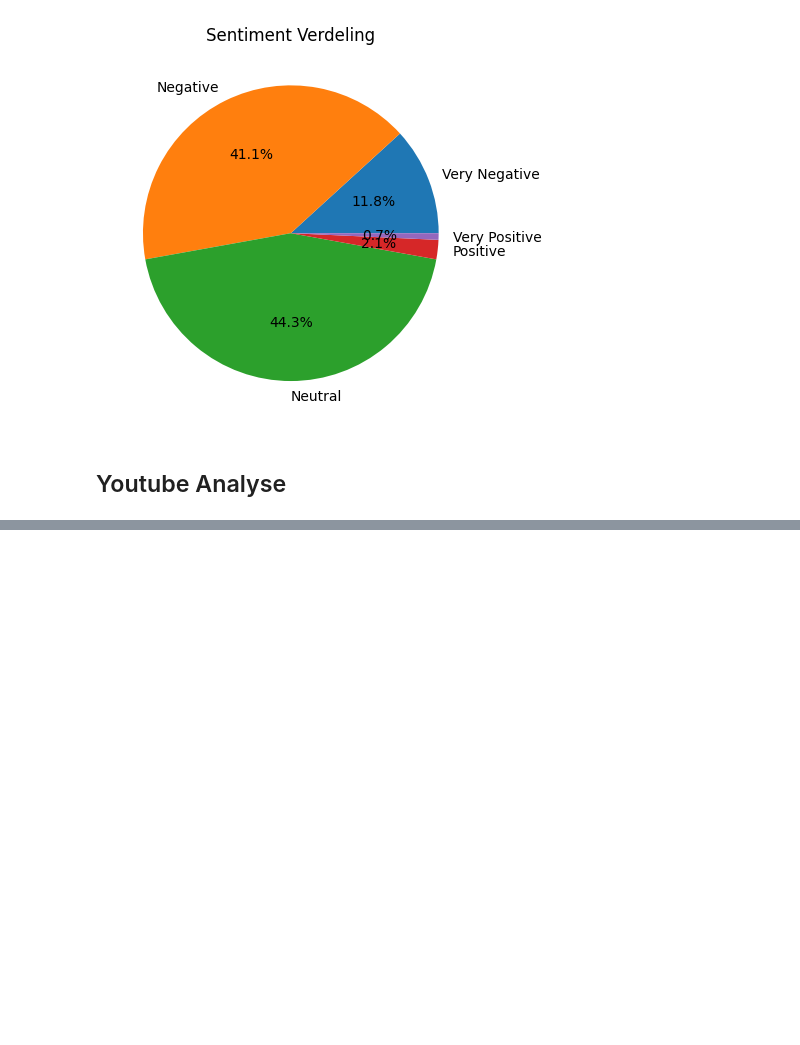
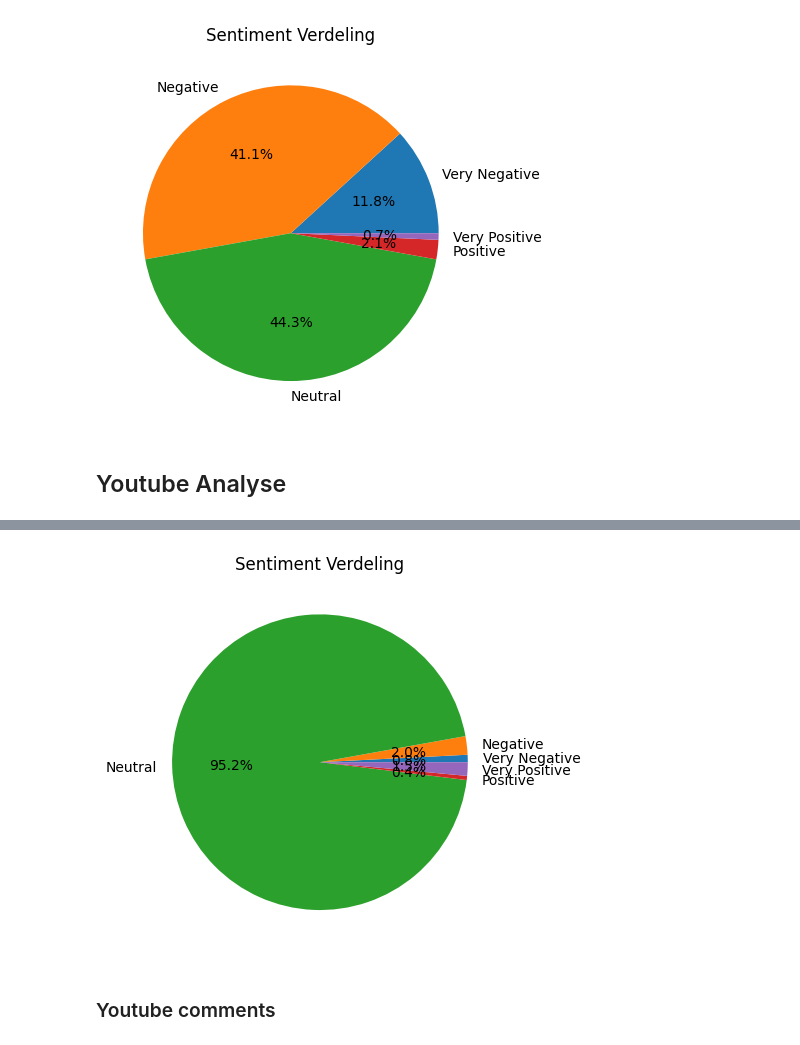
Before and after one commit to ManzerX/radical, a Jupyter notebook: analyse_fase-kenmerken_onderzoek/Sentiment/sentiment-analyse.ipynb, the cells around one changed output, grey strips where cells are left out. Drawn from its saved outputs; the diff is of its cells as text; code cells hidden in the pictures; blank space fills up the shorter version.

```diff
--- a/analyse_fase-kenmerken_onderzoek/Sentiment/sentiment-analyse.ipynb
+++ b/analyse_fase-kenmerken_onderzoek/Sentiment/sentiment-analyse.ipynb
@@ -86,0 +104,13 @@ Name: count, dtype: int64
+# %%
+order = ["Very Negative", "Negative", "Neutral", "Positive", "Very Positive"]
+
+sentiment_counts = df2["sentiment"].value_counts().reindex(order)
+
+plt.figure()
+plt.pie(sentiment_counts, labels=sentiment_counts.index, autopct='%1.1f%%')
+plt.title("Sentiment Verdeling")
+plt.show()
+# %% [output]
+[figure, added]
+# %% [markdown]
+### Youtube comments
```
Also changed, not shown: parts of 15 cells of this notebook, 6 other files.
